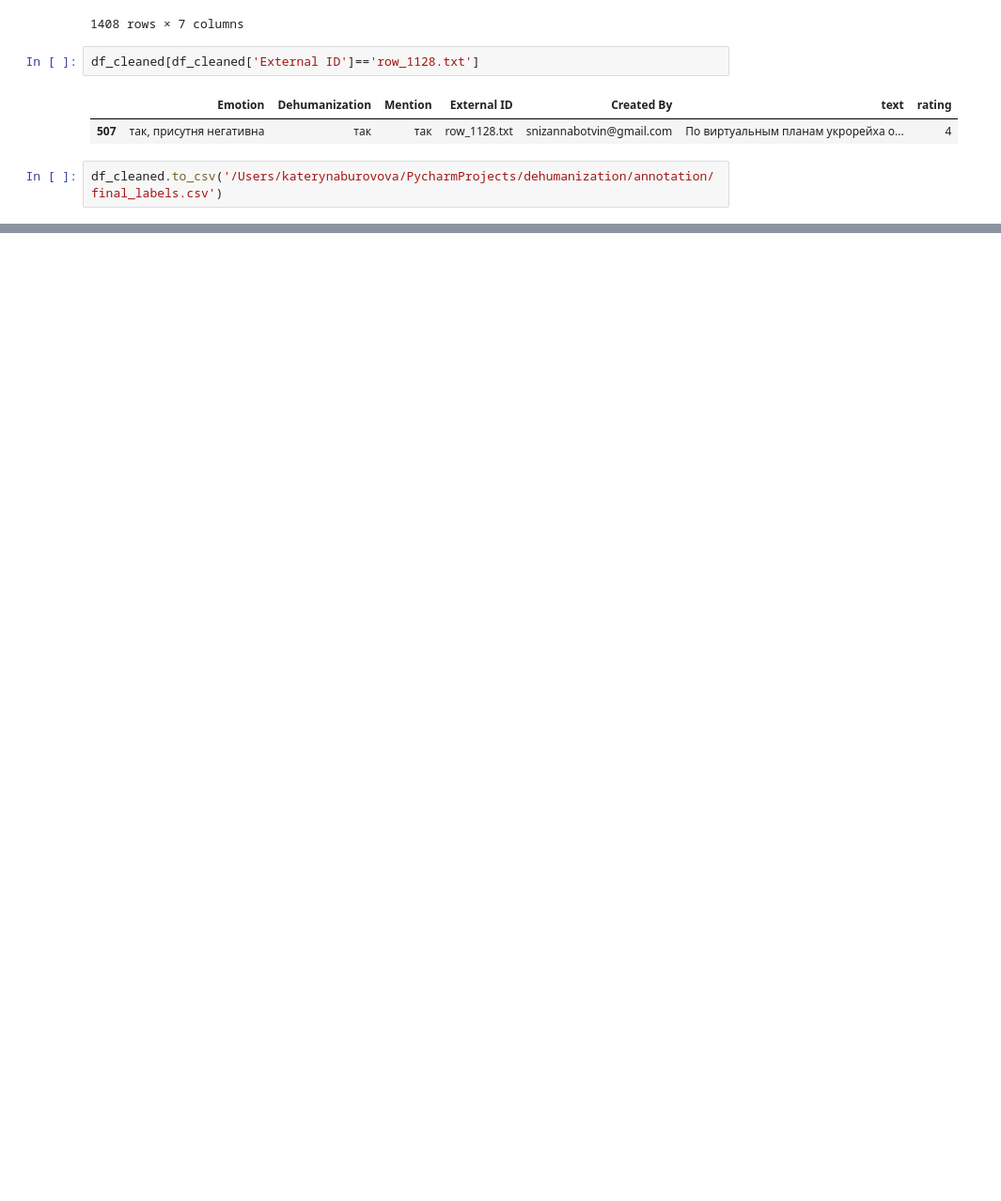
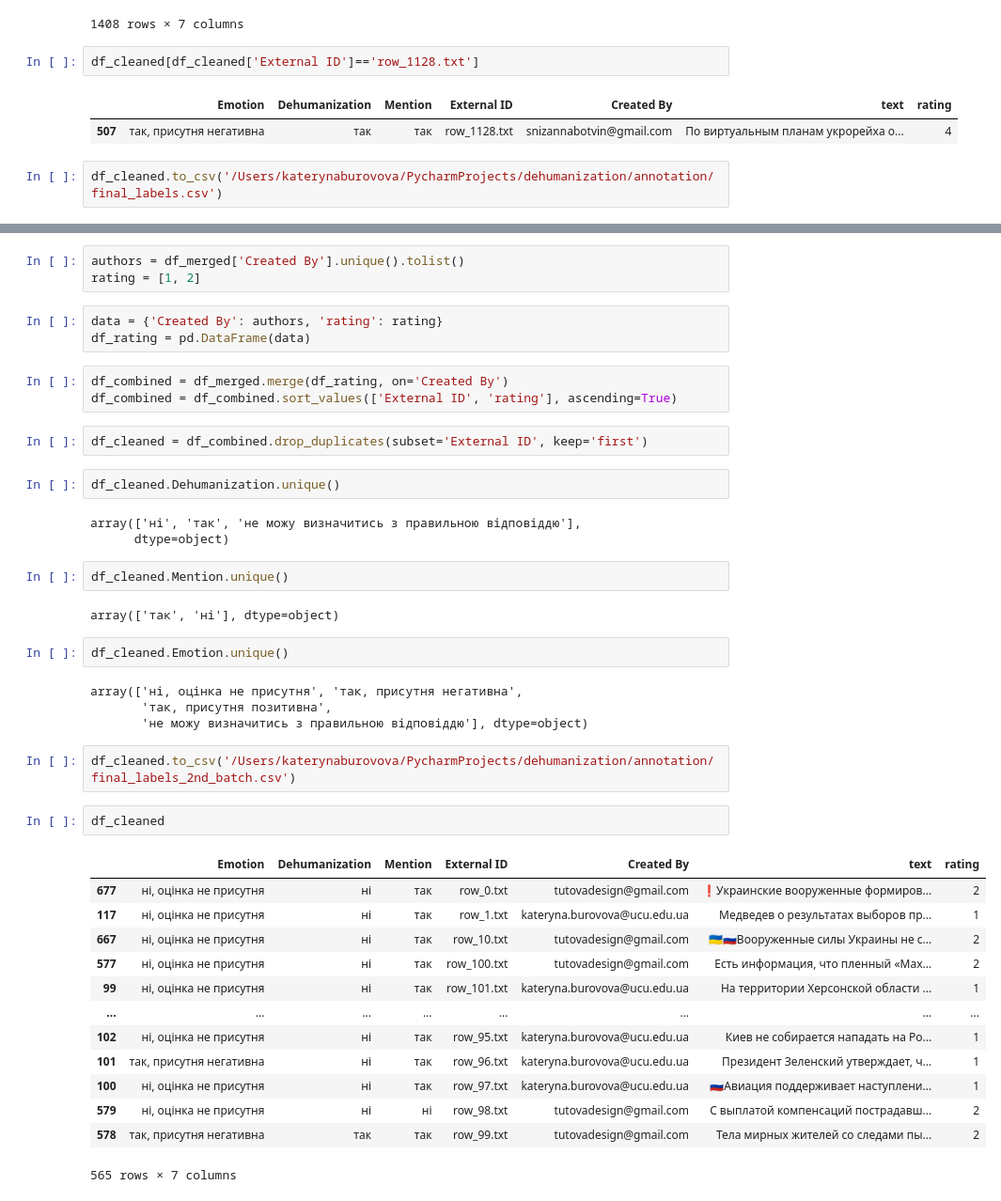
Before and after one commit to kateburovova/dehumanization, a Jupyter notebook: annotation/labels_processing.ipynb, the cells around one changed output, grey strips where cells are left out. Shown at 94% size. Saved outputs shown, nothing was run; the diff lists cells and outputs as text; blank space fills up the shorter version.

Commit message:
added 2nd batch

```diff
--- a/annotation/labels_processing.ipynb
+++ b/annotation/labels_processing.ipynb
@@ -410,0 +455,44 @@ df_cleaned.to_csv('/Users/katerynaburovova/PycharmProjects/dehumanization/annota
+# %%
+authors = df_merged['Created By'].unique().tolist()
+rating = [1, 2]
+# %%
+data = {'Created By': authors, 'rating': rating}
+df_rating = pd.DataFrame(data)
+# %%
+df_combined = df_merged.merge(df_rating, on='Created By')
+df_combined = df_combined.sort_values(['External ID', 'rating'], ascending=True)
+# %%
+df_cleaned = df_combined.drop_duplicates(subset='External ID', keep='first')
+# %%
+df_cleaned.Dehumanization.unique()
+# %% [output]
+array(['ні', 'так', 'не можу визначитись з правильною відповіддю'],
+      dtype=object)
+# %%
+df_cleaned.Mention.unique()
+# %% [output]
+array(['так', 'ні'], dtype=object)
+# %%
+df_cleaned.Emotion.unique()
+# %% [output]
+array(['ні, оцінка не присутня', 'так, присутня негативна',
+       'так, присутня позитивна',
+       'не можу визначитись з правильною відповіддю'], dtype=object)
+# %%
+df_cleaned.to_csv('/Users/katerynaburovova/PycharmProjects/dehumanization/annotation/final_labels_2nd_batch.csv')
+# %%
+df_cleaned
+# %% [output]
+|  | Emotion | Dehumanization | Mention | External ID | Created By | text | rating |
+| 677 | ні, оцінка не присутня | ні | так | row_0.txt | tutovadesign@gmail.com | ❗️Украинские вооруженные формиров... | 2 |
+| 117 | ні, оцінка не присутня | ні | так | row_1.txt | kateryna.burovova@ucu.edu.ua | Медведев о результатах выборов пр... | 1 |
+| 667 | ні, оцінка не присутня | ні | так | row_10.txt | tutovadesign@gmail.com | 🇺🇦🇷🇺Вооруженные силы Украины не с... | 2 |
+| 577 | ні, оцінка не присутня | ні | так | row_100.txt | tutovadesign@gmail.com | Есть информация, что пленный «Мах... | 2 |
+| 99 | ні, оцінка не присутня | ні | так | row_101.txt | kateryna.burovova@ucu.edu.ua | На территории Херсонской области ... | 1 |
+| ... | ... | ... | ... | ... | ... | ... | ... |
+| 102 | ні, оцінка не присутня | ні | так | row_95.txt | kateryna.burovova@ucu.edu.ua | Киев не собирается нападать на Ро... | 1 |
+| 101 | так, присутня негативна | ні | так | row_96.txt | kateryna.burovova@ucu.edu.ua | Президент Зеленский утверждает, ч... | 1 |
+| 100 | ні, оцінка не присутня | ні | так | row_97.txt | kateryna.burovova@ucu.edu.ua | 🇷🇺Авиация поддерживает наступлени... | 1 |
+| 579 | ні, оцінка не присутня | ні | ні | row_98.txt | tutovadesign@gmail.com | С выплатой компенсаций пострадавш... | 2 |
+| 578 | так, присутня негативна | так | так | row_99.txt | tutovadesign@gmail.com | Тела мирных жителей со следами пы... | 2 |
+565 rows × 7 columns
```
Also changed, not shown: parts of 42 cells of this notebook.
